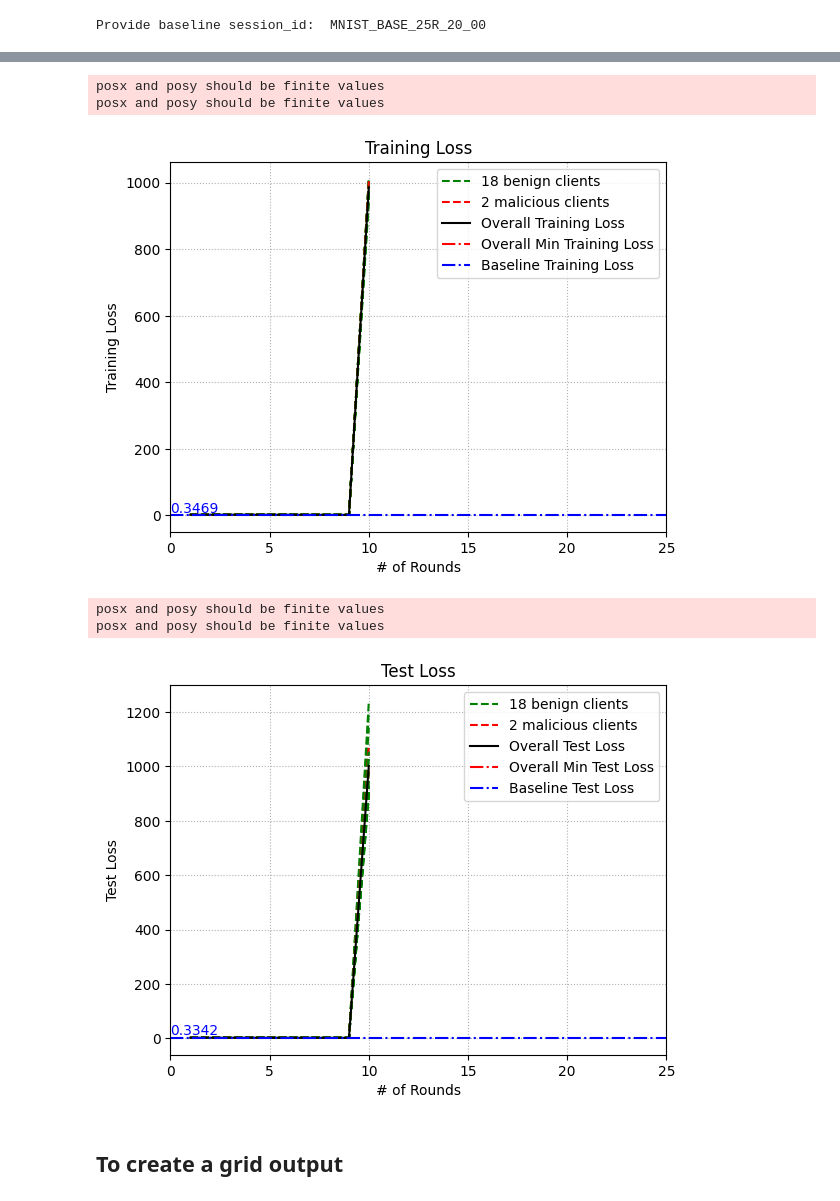
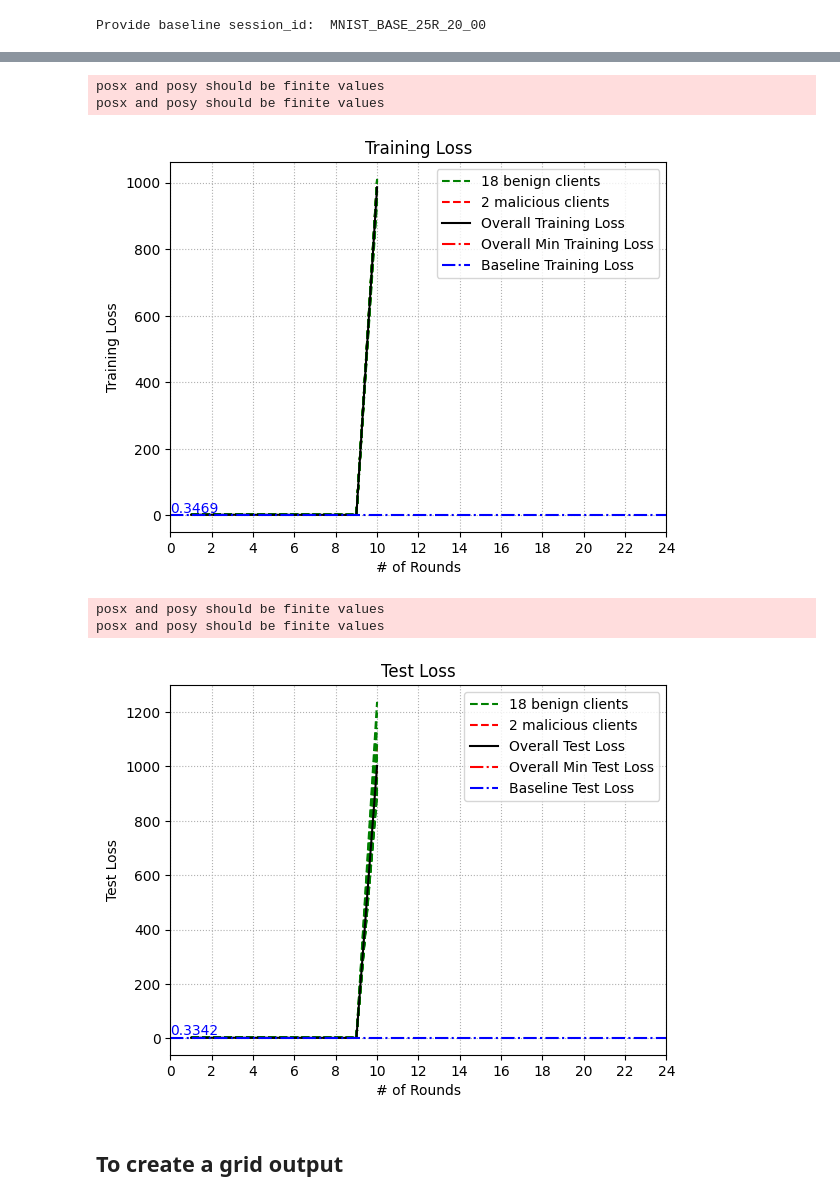
Before and after one commit to dininduviduneth/fedn-attack-sim-uu, a Jupyter notebook: examples/mnist-pytorch/analytics/gradient_boosting/M001/MNIST_GBM001_25R_18_02.ipynb, the cells around one changed output, grey strips where cells are left out. Saved outputs shown, nothing was run; the diff lists cells and outputs as text; code cells hidden in the pictures.

Commit message:
Changes to plot axes

```diff
--- a/examples/mnist-pytorch/analytics/gradient_boosting/M001/MNIST_GBM001_25R_18_02.ipynb
+++ b/examples/mnist-pytorch/analytics/gradient_boosting/M001/MNIST_GBM001_25R_18_02.ipynb
@@ -290,13 +298,13 @@ plt.ylabel(metric_type.replace("_", " ").title())
 # Create legend with custom labels
 plt.legend()
 plt.grid(True, linestyle=':')
-plt.xticks(np.arange(0, num_rounds + 1, 5))
+plt.xticks(np.arange(0, num_rounds + 1, 2))
 
 plt.show()
 # %% [output]
 posx and posy should be finite values
 posx and posy should be finite values
-[figure, old version]
+[figure, new version]
 # %%
 x = range(1, num_rounds + 1)
 metric_type = "test_loss"
@@ -320,35 +328,35 @@ plt.plot(x, graph_data[f'overall_{metric_type}'], color='black')
 # Plot dummy lines with desired labels
 plt.plot([], color='green', linestyle='--', label=f'{benign_counter} benign clients')
 plt.plot([], color='red', linestyle='--', label=f'{malicious_counter} malicious clients')
 plt.plot([], color='black', label=f'Overall {metric_type.replace("_", " ").title()}')
 
 # Add a horizontal line for baseline max and overall max accuracies
 if 'loss' in metric_type:
     plt.axhline(y=np.min(graph_data[f'overall_{metric_type}']), color='red', linestyle='-.', label=f'Overall Min {metric_type.replace("_", " ").title()}')
     plt.text(0, np.min(graph_data[f'overall_{metric_type}']), f'{np.min(graph_data["overall_" + str(metric_type)]):.4f}', ha='left', va='bottom', color='red')
 else:
     plt.axhline(y=np.max(graph_data[f'overall_{metric_type}']), color='red', linestyle='-.', label=f'Overall Max {metric_type.replace("_", " ").title()}')
     plt.text(0, np.max(graph_data[f'overall_{metric_type}']), f'{np.max(graph_data["overall_" + str(metric_type)]):.4f}', ha='left', va='bottom', color='red')
 plt.axhline(y=baseline_metrics[metric_type], color='blue', linestyle='-.', label=f'Baseline {metric_type.replace("_", " ").title()}')
 
 # Add text to y-axis
 plt.text(0, baseline_metrics[metric_type], f'{baseline_metrics[metric_type]:.4f}', ha='left', va='bottom', color='blue')
 
 # Add axis labels and title
 plt.title(metric_type.replace("_", " ").title())
 plt.xlabel(f'# of Rounds')
 plt.ylabel(metric_type.replace("_", " ").title())
 
 # Create legend with custom labels
 plt.legend()
 plt.grid(True, linestyle=':')
-plt.xticks(np.arange(0, num_rounds + 1, 5))
+plt.xticks(np.arange(0, num_rounds + 1, 2))
 
 plt.show()
 # %% [output]
 posx and posy should be finite values
 posx and posy should be finite values
-[figure, old version]
+[figure, new version]
 # %% [markdown]
 ## To create a grid output
 # %%
```
Also changed, not shown: parts of 4 cells of this notebook, 3 other files.
